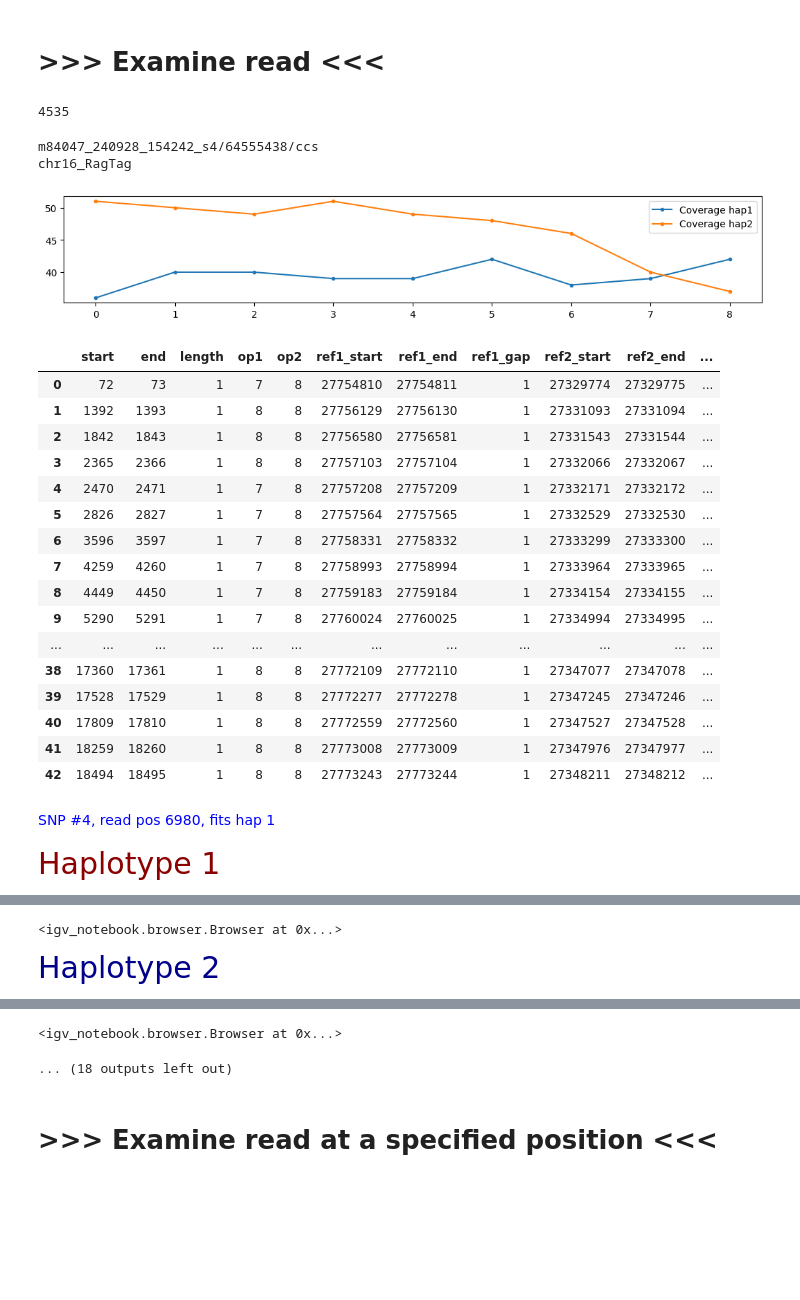
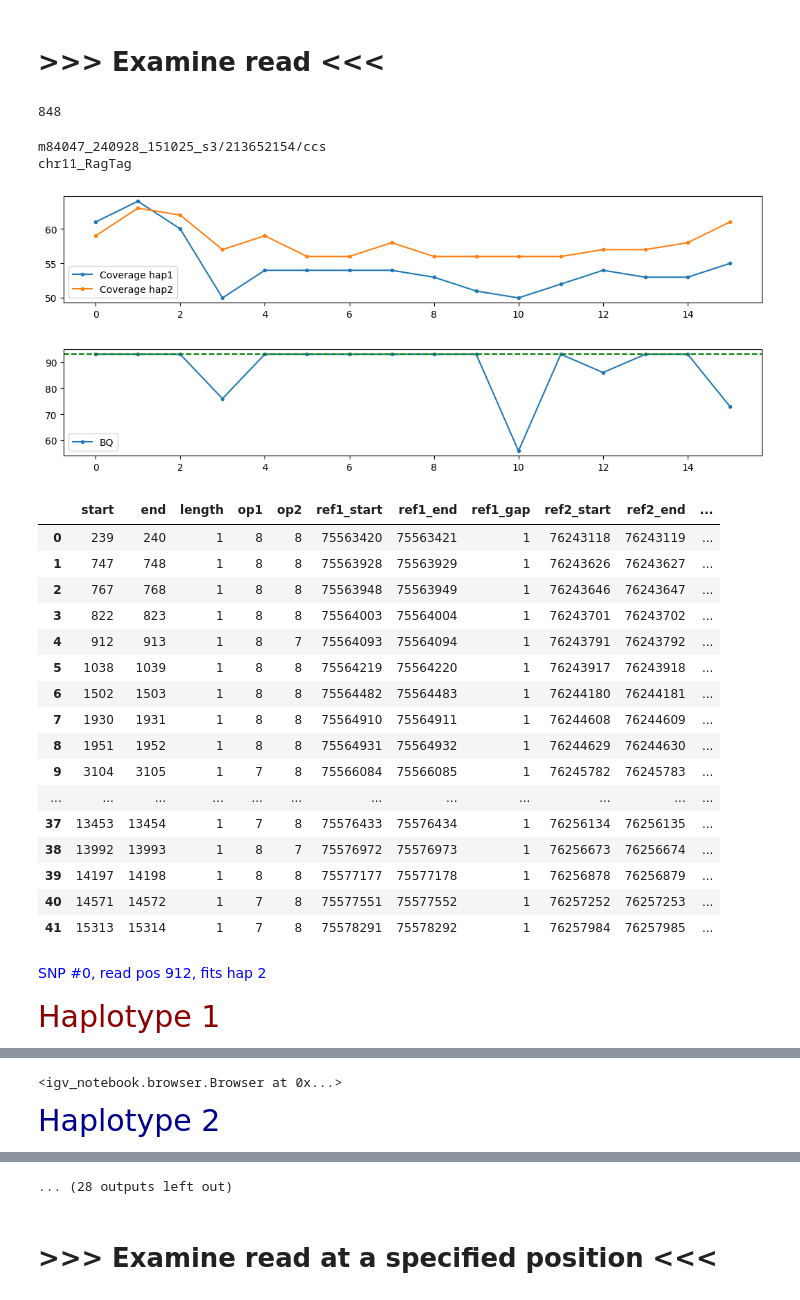
Before and after one commit to regevs/recombination, a Jupyter notebook: notebooks/20241125_read_dashboard_new_pipeline.ipynb, the cells around one changed output, grey strips where cells are left out. Saved outputs shown, nothing was run; the diff lists cells and outputs as text; code cells hidden in the pictures; blank space fills up the shorter version.

```diff
--- a/notebooks/20241125_read_dashboard_new_pipeline.ipynb
+++ b/notebooks/20241125_read_dashboard_new_pipeline.ipynb
@@ -32,5 +32,6 @@ def print_colorful_text(text, color='blue', font_size='50px'):
 # %% [markdown]
 # >>> Set the sample and chrom <<<
 # %%
-output_path = Path("/lustre/scratch122/tol/projects/sperm/results/Rahbari_20241121/")
+output_path = Path("/lustre/scratch122/tol/projects/sperm/results/Rahbari_20250212/")
+#output_path = Path("/lustre/scratch122/tol/projects/sperm/results/CEPH_20250212/")
 # %%
@@ -111,7 +112,8 @@ def plot_at_position(
     snp_index,
     read_pos,
     denovo_chrom,
-    read_snps_df = None
+    read_snps_df = None,
+    maxHeight = 700,
 ):
     chrom = denovo_chrom.replace("_RagTag", "")
     read_dir = output_path / f"plots/{sample_set}/{sample_id}/{chrom}" / focal_read.replace("/", ".")
@@ -130,6 +132,7 @@ def plot_at_position(
         denovo_hap1_fastq_file,
         denovo_chrom,
         slack = 30,
+        maxHeight = maxHeight,
     ));
 
     print_colorful_text(f"Haplotype 2", color="darkblue", font_size="30px")
@@ -140,6 +143,7 @@ def plot_at_position(
         denovo_hap2_fastq_file,
         denovo_chrom,
         slack = 30,
+        maxHeight = maxHeight,
     ));
 
 def plot_phase_transitions(
@@ -169,6 +173,15 @@ def plot_phase_transitions(
     plt.legend(["Coverage hap1", "Coverage hap2"]);
     plt.show()
 
+    plt.figure(figsize=(13, 2));
+    plt.plot(
+        read_snps_df.select("qual_start1"),
+        '.-',
+    )
+    plt.axhline(93, ls='--', c='green');
+    plt.legend(["BQ"]);
+    plt.show()
+
     def styleme(snp_start, is_qual):
         s = ''
         if snp_start in snp_poses:
@@ -189,46 +202,48 @@ def plot_phase_transitions(
 
     for i in snp_indices:
         read_pos = read_snps_df["start"][int(i)]
-        plot_at_position(focal_read, i, read_pos, denovo_chrom, read_snps_df)
+        plot_at_position(focal_read, i, read_pos, denovo_chrom, read_snps_df, maxHeight = 2000)
 # %% [markdown]
 
 # >>> Examine read <<<
 # %%
 #nco_reads = very_trusty_cls_df.filter(pl.col("class") == "CO")
 #nco_reads = very_trusty_cls_df.filter(pl.col("class") == "ambiguous")
-nco_reads = very_trusty_cls_df.filter(pl.col("class") == "GC")
-#nco_reads = very_trusty_cls_df.filter(pl.col("class") == "CNCO")
+#nco_reads = very_trusty_cls_df.filter(pl.col("class") == "GC")
+nco_reads = very_trusty_cls_df.filter(pl.col("class") == "CNCO")
 
 print(len(nco_reads))
 # %% [output]
-4535
+848
 # %%
-read_name = nco_reads["read_name"][2000]
+#read_name = nco_reads["read_name"][90]
+read_name = "m84047_240928_151025_s3/213652154/ccs"
 read_number = list(hap_stats_df["read_name"]).index(read_name)
 
 plot_phase_transitions(read_number)
 # %% [output]
-m84047_240928_154242_s4/64555438/ccs
-chr16_RagTag
+m84047_240928_151025_s3/213652154/ccs
+chr11_RagTag
-[figure, old version]
+[figure, new version]
+[figure, added]
 |  | start | end | length | op1 | op2 | ref1_start | ref1_end | ref1_gap | ref2_start | ref2_end | ... |
-| 0 | 72 | 73 | 1 | 7 | 8 | 27754810 | 27754811 | 1 | 27329774 | 27329775 | ... |
-| 1 | 1392 | 1393 | 1 | 8 | 8 | 27756129 | 27756130 | 1 | 27331093 | 27331094 | ... |
-| 2 | 1842 | 1843 | 1 | 8 | 8 | 27756580 | 27756581 | 1 | 27331543 | 27331544 | ... |
-| 3 | 2365 | 2366 | 1 | 8 | 8 | 27757103 | 27757104 | 1 | 27332066 | 27332067 | ... |
-| 4 | 2470 | 2471 | 1 | 7 | 8 | 27757208 | 27757209 | 1 | 27332171 | 27332172 | ... |
-| 5 | 2826 | 2827 | 1 | 7 | 8 | 27757564 | 27757565 | 1 | 27332529 | 27332530 | ... |
-| 6 | 3596 | 3597 | 1 | 7 | 8 | 27758331 | 27758332 | 1 | 27333299 | 27333300 | ... |
-| 7 | 4259 | 4260 | 1 | 7 | 8 | 27758993 | 27758994 | 1 | 27333964 | 27333965 | ... |
-| 8 | 4449 | 4450 | 1 | 7 | 8 | 27759183 | 27759184 | 1 | 27334154 | 27334155 | ... |
-| 9 | 5290 | 5291 | 1 | 7 | 8 | 27760024 | 27760025 | 1 | 27334994 | 27334995 | ... |
+| 0 | 239 | 240 | 1 | 8 | 8 | 75563420 | 75563421 | 1 | 76243118 | 76243119 | ... |
+| 1 | 747 | 748 | 1 | 8 | 8 | 75563928 | 75563929 | 1 | 76243626 | 76243627 | ... |
+| 2 | 767 | 768 | 1 | 8 | 8 | 75563948 | 75563949 | 1 | 76243646 | 76243647 | ... |
+| 3 | 822 | 823 | 1 | 8 | 8 | 75564003 | 75564004 | 1 | 76243701 | 76243702 | ... |
+| 4 | 912 | 913 | 1 | 8 | 7 | 75564093 | 75564094 | 1 | 76243791 | 76243792 | ... |
+| 5 | 1038 | 1039 | 1 | 8 | 8 | 75564219 | 75564220 | 1 | 76243917 | 76243918 | ... |
+| 6 | 1502 | 1503 | 1 | 8 | 8 | 75564482 | 75564483 | 1 | 76244180 | 76244181 | ... |
+| 7 | 1930 | 1931 | 1 | 8 | 8 | 75564910 | 75564911 | 1 | 76244608 | 76244609 | ... |
+| 8 | 1951 | 1952 | 1 | 8 | 8 | 75564931 | 75564932 | 1 | 76244629 | 76244630 | ... |
+| 9 | 3104 | 3105 | 1 | 7 | 8 | 75566084 | 75566085 | 1 | 76245782 | 76245783 | ... |
 | ... | ... | ... | ... | ... | ... | ... | ... | ... | ... | ... | ... |
-| 38 | 17360 | 17361 | 1 | 8 | 8 | 27772109 | 27772110 | 1 | 27347077 | 27347078 | ... |
-| 39 | 17528 | 17529 | 1 | 8 | 8 | 27772277 | 27772278 | 1 | 27347245 | 27347246 | ... |
-| 40 | 17809 | 17810 | 1 | 8 | 8 | 27772559 | 27772560 | 1 | 27347527 | 27347528 | ... |
-| 41 | 18259 | 18260 | 1 | 8 | 8 | 27773008 | 27773009 | 1 | 27347976 | 27347977 | ... |
-| 42 | 18494 | 18495 | 1 | 8 | 8 | 27773243 | 27773244 | 1 | 27348211 | 27348212 | ... |
+| 37 | 13453 | 13454 | 1 | 7 | 8 | 75576433 | 75576434 | 1 | 76256134 | 76256135 | ... |
+| 38 | 13992 | 13993 | 1 | 8 | 7 | 75576972 | 75576973 | 1 | 76256673 | 76256674 | ... |
+| 39 | 14197 | 14198 | 1 | 8 | 8 | 75577177 | 75577178 | 1 | 76256878 | 76256879 | ... |
+| 40 | 14571 | 14572 | 1 | 7 | 8 | 75577551 | 75577552 | 1 | 76257252 | 76257253 | ... |
+| 41 | 15313 | 15314 | 1 | 7 | 8 | 75578291 | 75578292 | 1 | 76257984 | 76257985 | ... |
-SNP #4, read pos 6980, fits hap 1
+SNP #0, read pos 912, fits hap 2
 Haplotype 1
 [interactive output not drawn]
 [interactive output not drawn]
@@ -236,8 +251,7 @@ Haplotype 1
 Haplotype 2
 [interactive output not drawn]
 [interactive output not drawn]
-<igv_notebook.browser.Browser at 0x...>
+... (28 outputs left out)
-... (18 outputs left out)
 # %% [markdown]
 # >>> Examine read at a specified position <<<
 # %%
```
Also changed, not shown: parts of 3 cells of this notebook, 25 other files.
